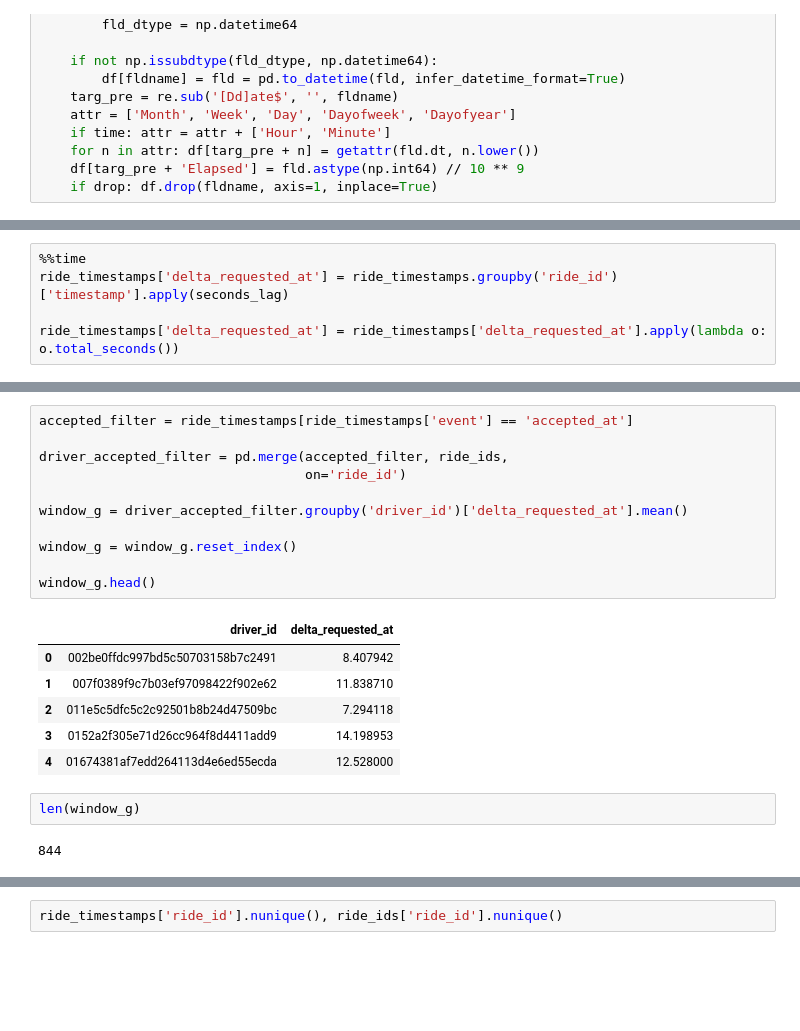
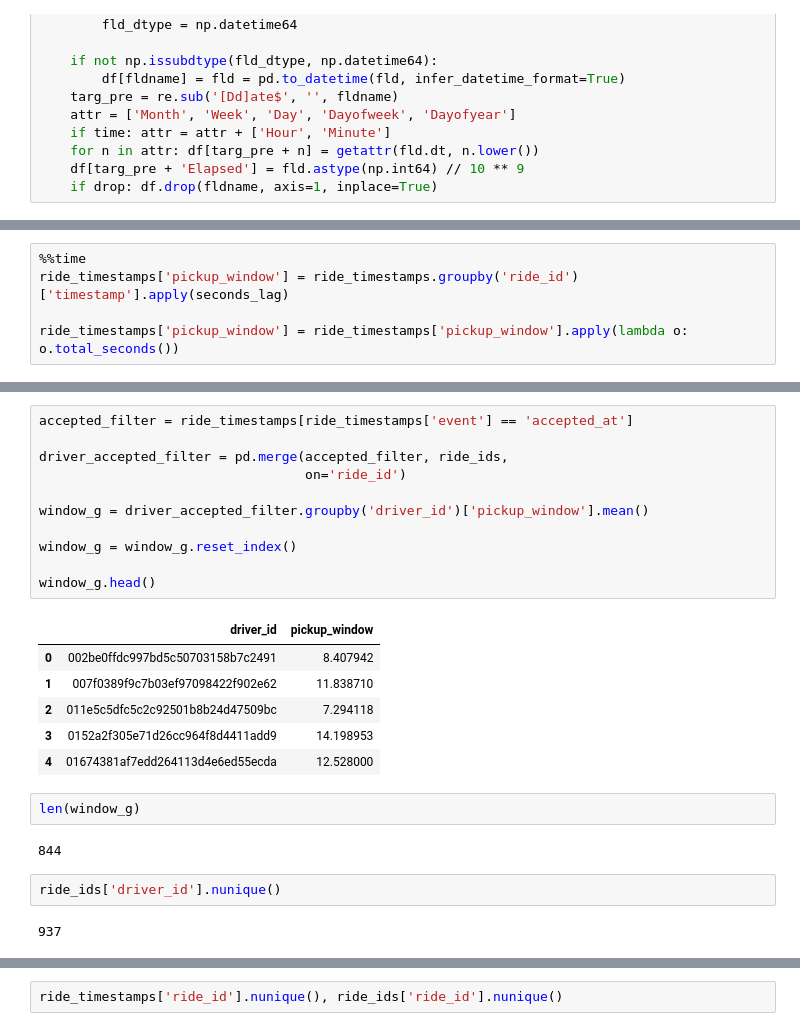
Before and after one commit to wjensheng/lyft, a Jupyter notebook: lyft_nb.ipynb, the cells around one changed output, grey strips where cells are left out. Cells and saved outputs as stored; diff of their text form; blank space fills up the shorter version.

```diff
--- a/lyft_nb.ipynb
+++ b/lyft_nb.ipynb
@@ -140,7 +144,7 @@ def seconds_lag(t):
     return delta_to_t0
 # %%
 %%time
-ride_timestamps['delta_requested_at'] = ride_timestamps.groupby('ride_id')['timestamp'].apply(seconds_lag)
+ride_timestamps['pickup_window'] = ride_timestamps.groupby('ride_id')['timestamp'].apply(seconds_lag)
 
-ride_timestamps['delta_requested_at'] = ride_timestamps['delta_requested_at'].apply(lambda o: o.total_seconds())
+ride_timestamps['pickup_window'] = ride_timestamps['pickup_window'].apply(lambda o: o.total_seconds())
 # %% [output]
@@ -158,16 +162,16 @@ ride_timestamps.head()
 # %%
 accepted_filter = ride_timestamps[ride_timestamps['event'] == 'accepted_at']
 
 driver_accepted_filter = pd.merge(accepted_filter, ride_ids,
                                   on='ride_id')
 
-window_g = driver_accepted_filter.groupby('driver_id')['delta_requested_at'].mean()
+window_g = driver_accepted_filter.groupby('driver_id')['pickup_window'].mean()
 
 window_g = window_g.reset_index()
 
 window_g.head()
 # %% [output]
-|  | driver_id | delta_requested_at |
+|  | driver_id | pickup_window |
 | 0 | 002be0ffdc997bd5c50703158b7c2491 | 8.407942 |
 | 1 | 007f0389f9c7b03ef97098422f902e62 | 11.838710 |
 | 2 | 011e5c5dfc5c2c92501b8b24d47509bc | 7.294118 |
@@ -177,3 +181,7 @@ window_g.head()
 len(window_g)
 # %% [output]
 844
+# %%
+ride_ids['driver_id'].nunique()
+# %% [output]
+937
```
Also changed, not shown: parts of 66 cells of this notebook.
